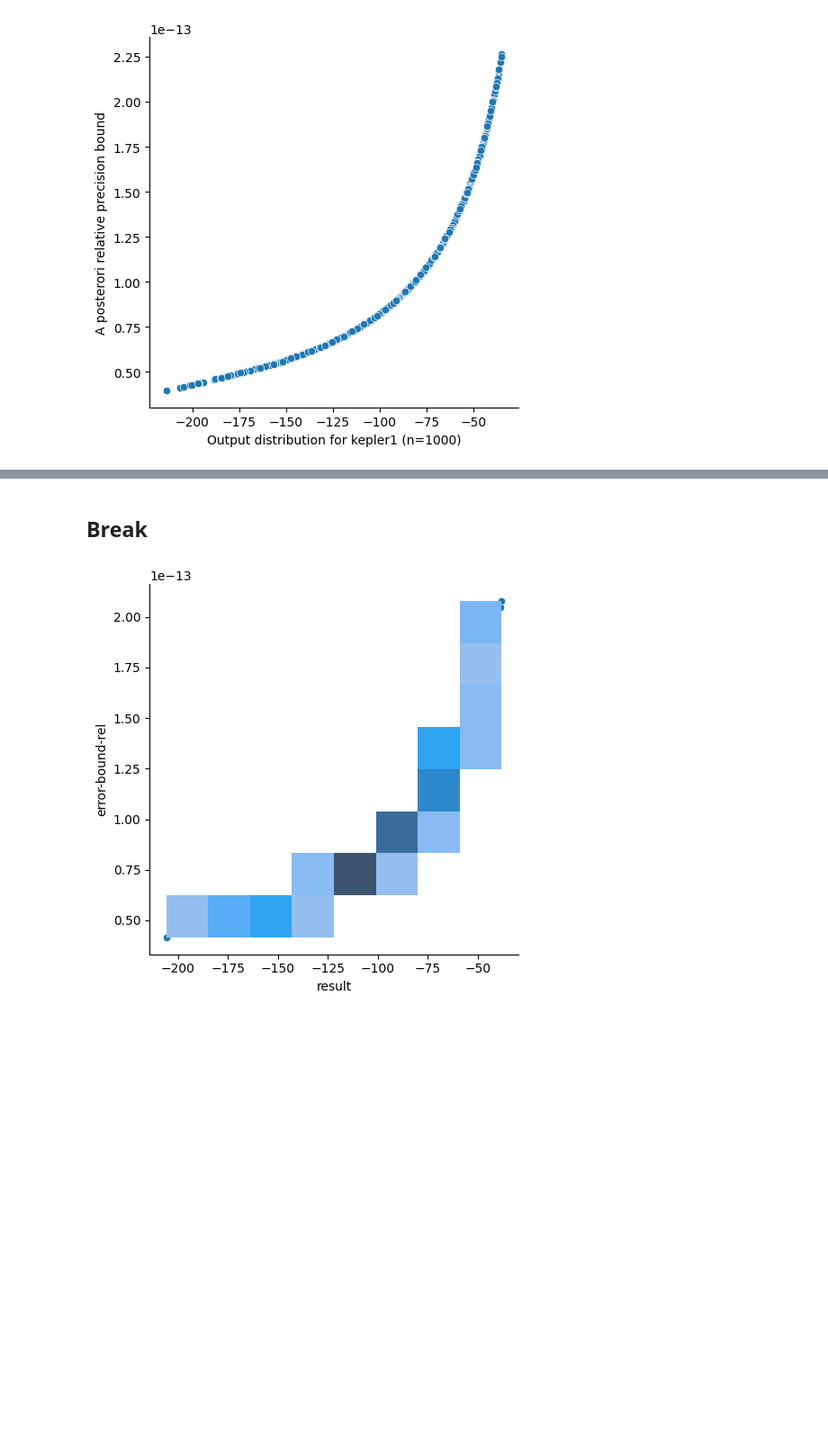
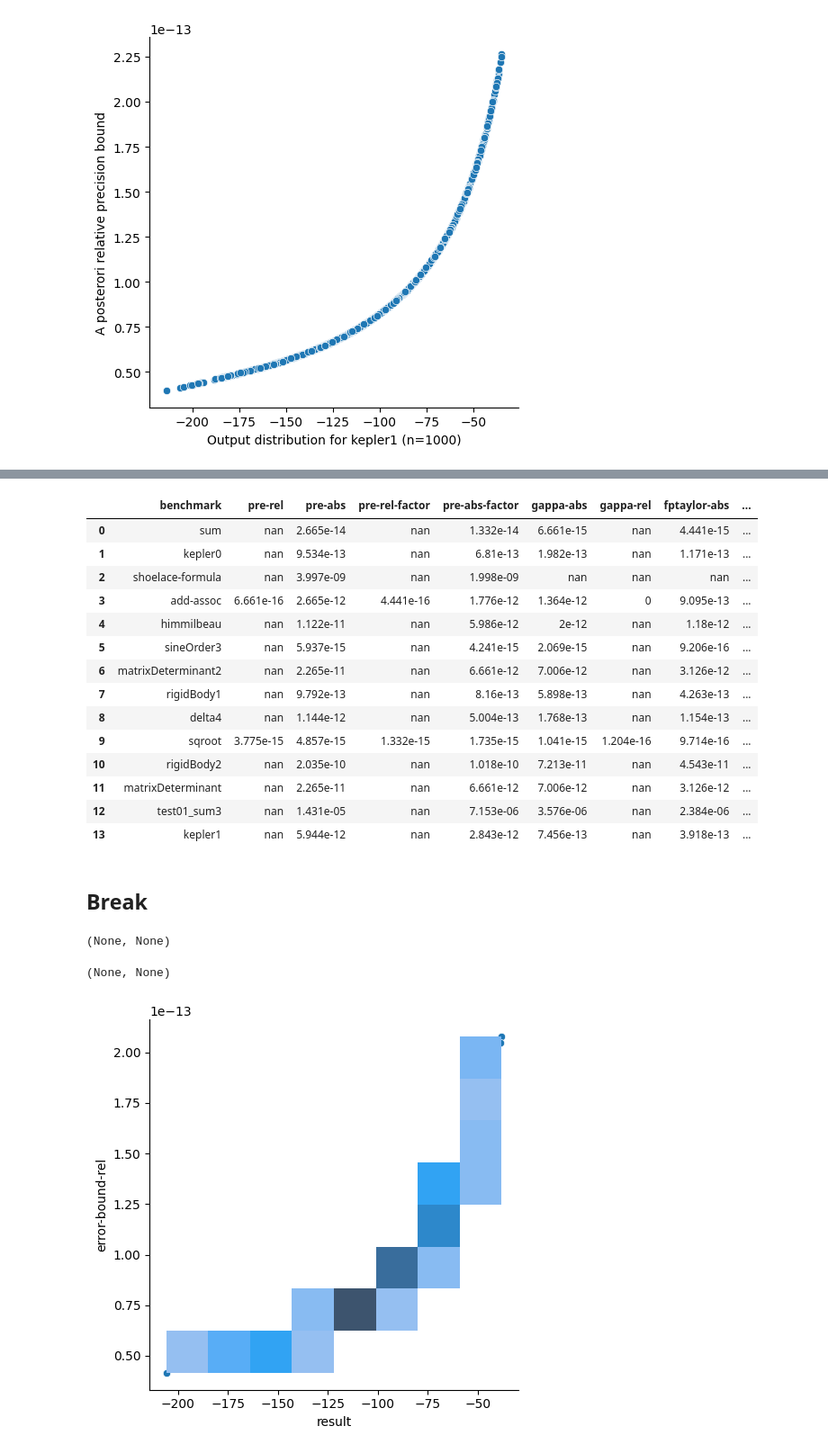
Before and after one commit to Athena-Types/numerics-playground, a Jupyter notebook: plots/pldi.ipynb, the cells around one changed output, grey strips where cells are left out. Shown at 90% size. Saved outputs shown, nothing was run; the diff lists cells and outputs as text; code cells hidden in the pictures; blank space fills up the shorter version.

```diff
--- a/plots/pldi.ipynb
+++ b/plots/pldi.ipynb
@@ -134,16 +139,16 @@ for fname in tqdm.tqdm(names):
 
     g_abs = parse_gappa_out(f"../benchmarks-new/{fname}-abs.g.out")
     if g_abs:
-        g_abs = g_abs[1]
+        g_abs = max(*g_abs)
     else:
         g_abs = None
     g_rel = parse_gappa_out(f"../benchmarks-new/{fname}-rel.g.out")
     if g_rel:
-        g_rel = g_rel[1]
+        g_rel = max(*g_rel)
     else:
         g_rel = None
 
-    fptaylor_abs, fptaylor_rel = parse_fptaylor_out("../benchmarks-new/kepler0.fptaylor.out")
+    fptaylor_abs, fptaylor_rel = parse_fptaylor_out(f"../benchmarks-new/{fname}.fptaylor.out")
     result = {
         "benchmark": fname,
         "pre-rel": pre_rel,
@@ -167,8 +172,8 @@ for fname in tqdm.tqdm(names):
     results.append(result)
     timings.append(timing)
 
-    samples = [sample_post(fname) for _ in range(1000)]
-    post_samples[fname] = samples
+    # samples = [sample_post(fname) for _ in range(1000)]
+    # post_samples[fname] = samples
     # print(result)
 # %% [output]
 sum
@@ -221,3 +243,5 @@ for fname in names:
 [figure]
 # %%
 timings_df = pd.DataFrame(timings)
+# %%
+cols = ["pre-rel","pre-abs", "pre-rel-factor", "pre-abs-factor", "gappa-abs", "gappa-rel", "fptaylor-abs", "fptaylor-rel"]
@@ -224 +250,6 @@ timings_df = pd.DataFrame(timings)
+# %%
+results_df[cols] = results_df[cols].replace({"None": np.nan}).astype("float64")
+# %%
+for col in cols:
+    results_df[col] = results_df[col].apply(lambda x : f'{x:.4g}')
 # %%
@@ -243,7 +257,31 @@ results_df
 # %%
-timings_df.to_csv("timings-2025-11-12.csv")
+results_df
+# %% [output]
+|  | benchmark | pre-rel | pre-abs | pre-rel-factor | pre-abs-factor | gappa-abs | gappa-rel | fptaylor-abs | ... |
+| 0 | sum | nan | 2.665e-14 | nan | 1.332e-14 | 6.661e-15 | nan | 4.441e-15 | ... |
+| 1 | kepler0 | nan | 9.534e-13 | nan | 6.81e-13 | 1.982e-13 | nan | 1.171e-13 | ... |
+| 2 | shoelace-formula | nan | 3.997e-09 | nan | 1.998e-09 | nan | nan | nan | ... |
+| 3 | add-assoc | 6.661e-16 | 2.665e-12 | 4.441e-16 | 1.776e-12 | 1.364e-12 | 0 | 9.095e-13 | ... |
+| 4 | himmilbeau | nan | 1.122e-11 | nan | 5.986e-12 | 2e-12 | nan | 1.18e-12 | ... |
+| 5 | sineOrder3 | nan | 5.937e-15 | nan | 4.241e-15 | 2.069e-15 | nan | 9.206e-16 | ... |
+| 6 | matrixDeterminant2 | nan | 2.265e-11 | nan | 6.661e-12 | 7.006e-12 | nan | 3.126e-12 | ... |
+| 7 | rigidBody1 | nan | 9.792e-13 | nan | 8.16e-13 | 5.898e-13 | nan | 4.263e-13 | ... |
+| 8 | delta4 | nan | 1.144e-12 | nan | 5.004e-13 | 1.768e-13 | nan | 1.154e-13 | ... |
+| 9 | sqroot | 3.775e-15 | 4.857e-15 | 1.332e-15 | 1.735e-15 | 1.041e-15 | 1.204e-16 | 9.714e-16 | ... |
+| 10 | rigidBody2 | nan | 2.035e-10 | nan | 1.018e-10 | 7.213e-11 | nan | 4.543e-11 | ... |
+| 11 | matrixDeterminant | nan | 2.265e-11 | nan | 6.661e-12 | 7.006e-12 | nan | 3.126e-12 | ... |
+| 12 | test01_sum3 | nan | 1.431e-05 | nan | 7.153e-06 | 3.576e-06 | nan | 2.384e-06 | ... |
+| 13 | kepler1 | nan | 5.944e-12 | nan | 2.843e-12 | 7.456e-13 | nan | 3.918e-13 | ... |
 # %% [markdown]
 ## Break
+# %%
+parse_fptaylor_out(f"../benchmarks-new/{fname}.fptaylor.out")
+# %% [output]
+(None, None)
+# %%
+parse_fptaylor_out(f"../benchmarks-new/kepler0.fptaylor.out")
+# %% [output]
+(None, None)
 # %%
 samples_df = pd.DataFrame(post_samples[fname], columns = ["result", "error-bound-rel", "error-bound-abs"])
 gappa_abs = results_transpose[fname]["gappa-abs"]
```
Also changed, not shown: parts of 7 cells of this notebook, 1 other file.
